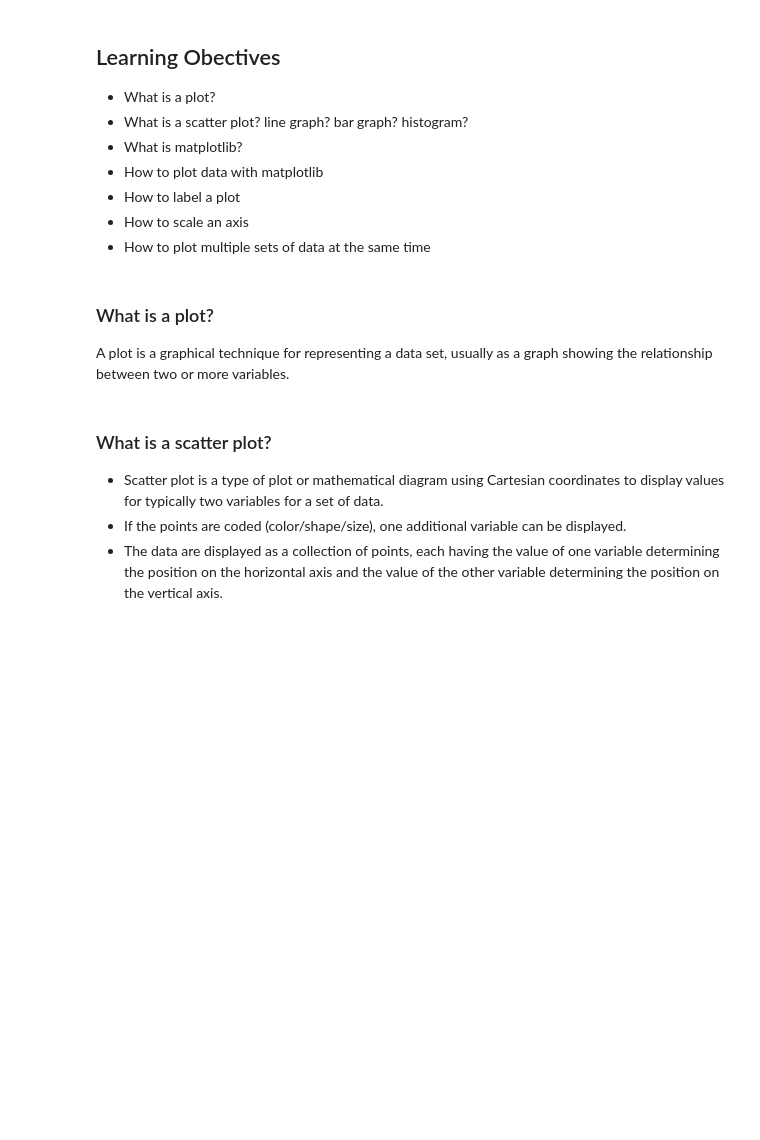
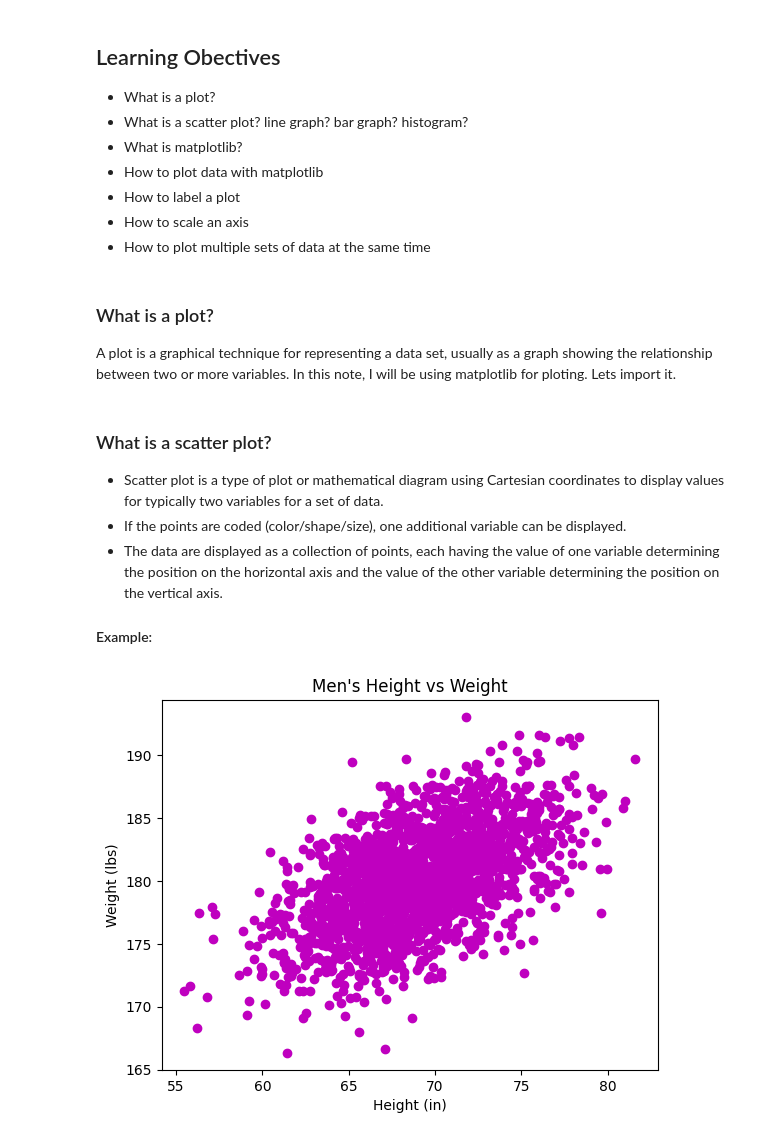
Before and after one commit to rvegarodz/holbertonschool-machine_learning, a Jupyter notebook: machinelearning-notes/plotting.ipynb, the cells around one changed output. Cells and saved outputs as stored; diff of their text form; code cells hidden in the pictures; blank space fills up the shorter version.

Commit message:
updating notes

```diff
--- a/machinelearning-notes/plotting.ipynb
+++ b/machinelearning-notes/plotting.ipynb
@@ -12,4 +12,4 @@
 - How to plot multiple sets of data at the same time
 # %% [markdown]
 ### What is a plot?
-A plot is a graphical technique for representing a data set, usually as a graph showing the relationship between two or more variables.
+A plot is a graphical technique for representing a data set, usually as a graph showing the relationship between two or more variables. In this note, I will be using matplotlib for ploting. Lets import it.
@@ -19,6 +22,28 @@ A plot is a graphical technique for representing a data set, usually as a graph
 - Scatter plot is a type of plot or mathematical diagram using Cartesian coordinates to display values for typically two variables for a set of data.
 - If the points are coded (color/shape/size), one additional variable can be displayed.
 - The data are displayed as a collection of points, each having the value of one variable determining the position on the horizontal axis and the value of the other variable determining the position on the vertical axis.
+
+#### Example:
+# %%
+# Data Set
+mean = [69, 0]
+cov = [[15, 8], [8, 15]]
+np.random.seed(5)
+x, y = np.random.multivariate_normal(mean, cov, 2000).T
+y += 180
+
+# Scatter graph
+plt.scatter(x, y, color='m')
+
+# Plot style
+plt.title("Men's Height vs Weight")
+plt.xlabel("Height (in)")
+plt.ylabel("Weight (lbs)")
+
+# Show graph
+plt.show()
+# %% [output]
+[figure, added]
 # %% [markdown]
 ### What is a line chart or graph?
 
```
Also changed, not shown: parts of 8 cells of this notebook.
